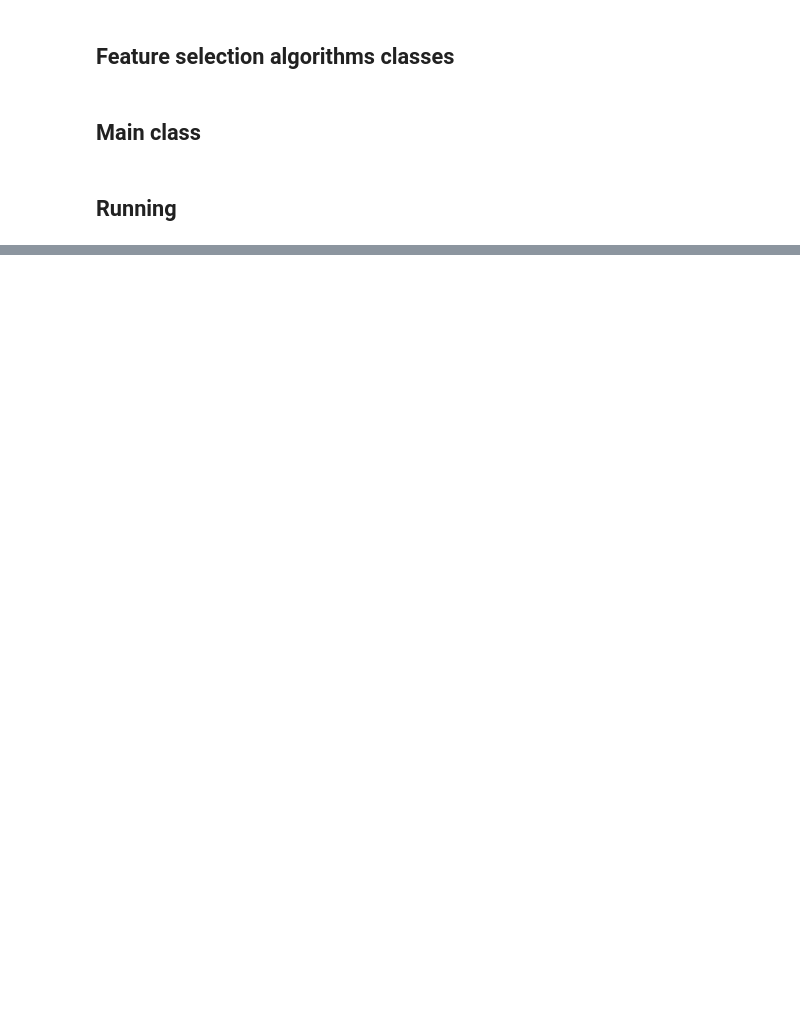
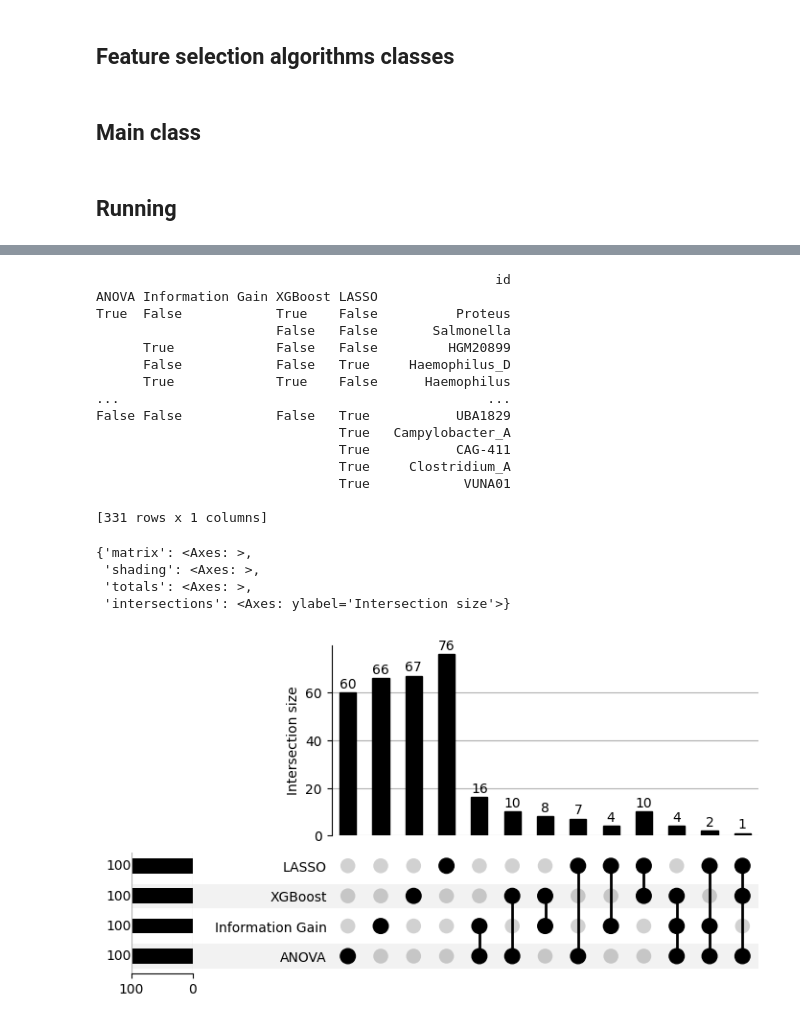
Before and after one commit to per6x/CSE3000, a Jupyter notebook: kraken_taxonomy/features_selection_2.ipynb, the cells around one changed output, grey strips where cells are left out. Saved outputs shown, nothing was run; the diff lists cells and outputs as text; code cells hidden in the pictures; blank space fills up the shorter version.

```diff
--- a/kraken_taxonomy/features_selection_2.ipynb
+++ b/kraken_taxonomy/features_selection_2.ipynb
@@ -582,0 +484,33 @@ feature_selection_search.results
+# %%
+selected_features = {}
+
+for fsname in feature_selection_algorithms.keys():
+  if fsname != 'All Features':
+    selected_features[fsname] = feature_selection_search.results[fsname]['RF']['selected_features']
+# %%
+import upsetplot
+
+data = upsetplot.from_contents(selected_features)
+print(data)
+upsetplot.plot(data=data,show_counts=True)
+# %% [output]
+                                                   id
+ANOVA Information Gain XGBoost LASSO
+True  False            True    False          Proteus
+                       False   False       Salmonella
+      True             False   False         HGM20899
+      False            False   True     Haemophilus_D
+      True             True    False      Haemophilus
+...                                               ...
+False False            False   True           UBA1829
+                               True   Campylobacter_A
+                               True           CAG-411
+                               True     Clostridium_A
+                               True            VUNA01
+
+[331 rows x 1 columns]
+{'matrix': <Axes: >,
+ 'shading': <Axes: >,
+ 'totals': <Axes: >,
+ 'intersections': <Axes: ylabel='Intersection size'>}
+[figure, added]
```
Also changed, not shown: parts of 10 cells of this notebook, 38 other files.
